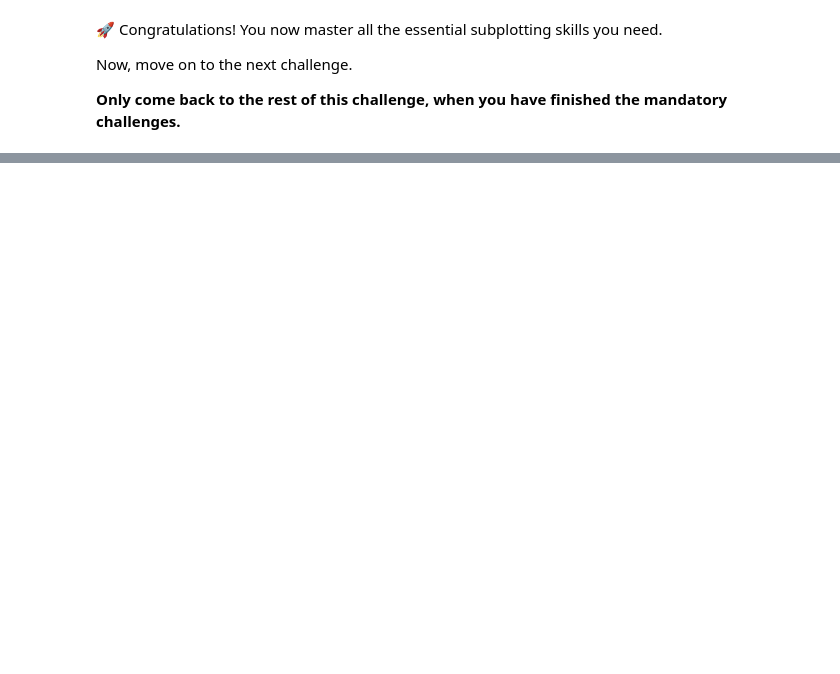
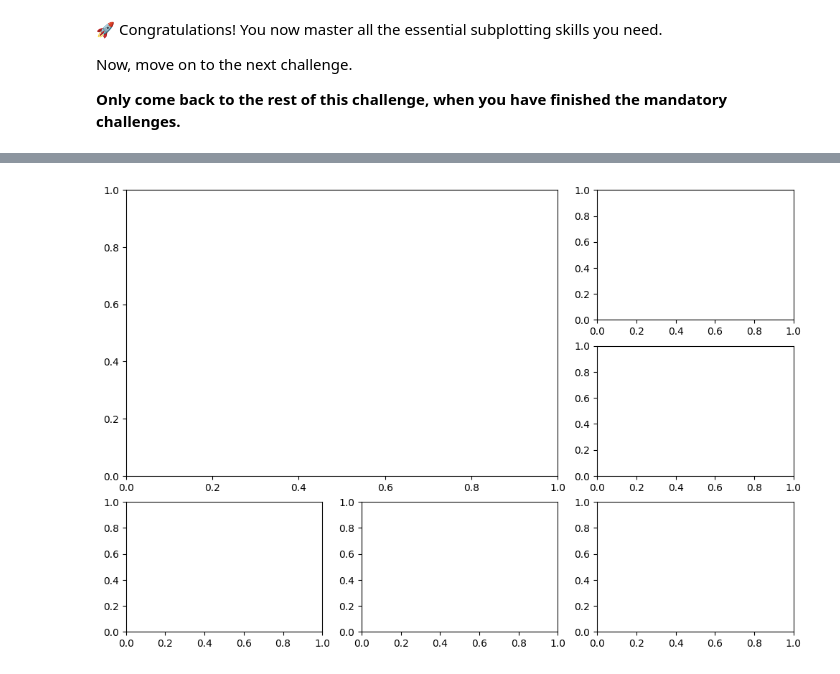
Before and after one commit to Rafikirs/data-subplotting, a Jupyter notebook: ex03.ipynb, the cells around one changed output, grey strips where cells are left out. Saved outputs shown, nothing was run; the diff lists cells and outputs as text; code cells hidden in the pictures; blank space fills up the shorter version.

```diff
--- a/ex03.ipynb
+++ b/ex03.ipynb
@@ -131,0 +164,12 @@ The second layout is:
+# %%
+fig = plt.figure(figsize=(12, 8))
+
+gs = fig.add_gridspec(3, 3)
+ax1 = fig.add_subplot(gs[:2,0:2])
+ax2 = fig.add_subplot(gs[0,2])
+ax3 = fig.add_subplot(gs[1,2])
+ax4 = fig.add_subplot(gs[2,0])
+ax5 = fig.add_subplot(gs[2,1])
+ax6 = fig.add_subplot(gs[2,2])
+# %% [output]
+[figure, added]
```
Also changed, not shown: parts of 12 cells of this notebook.
